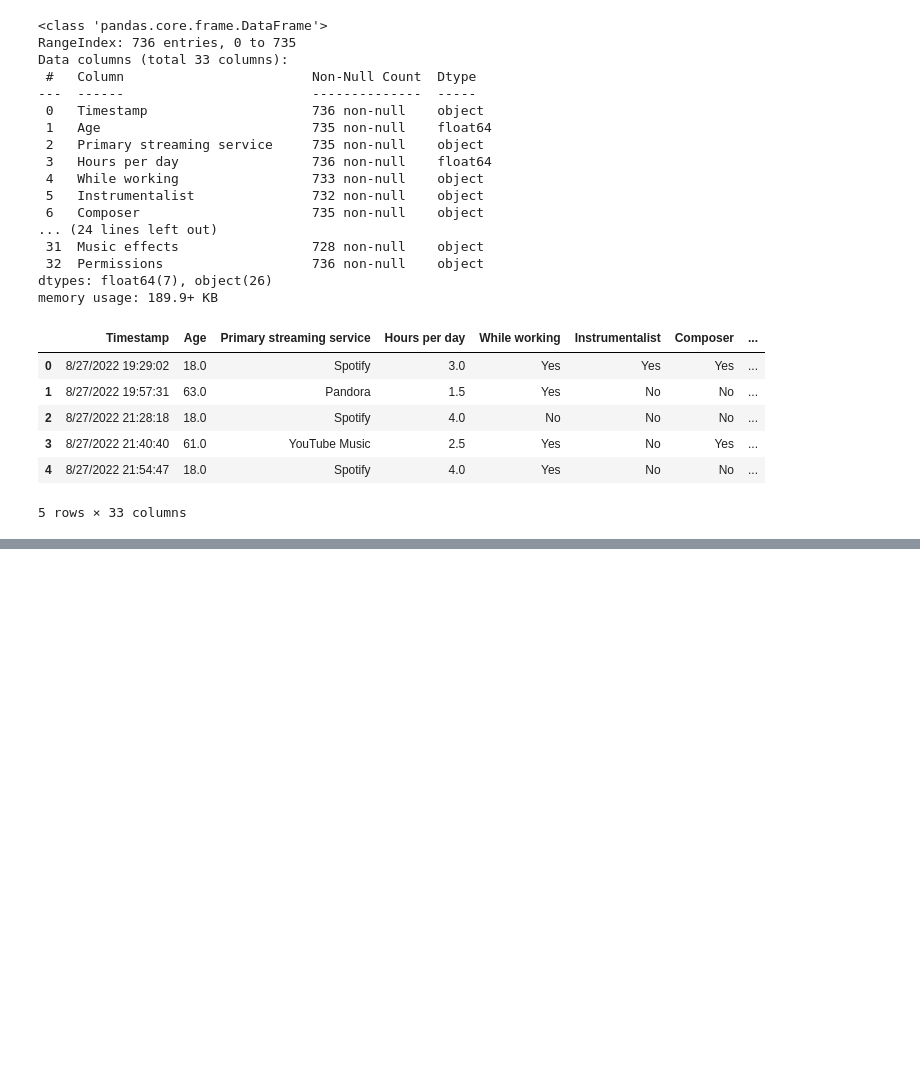
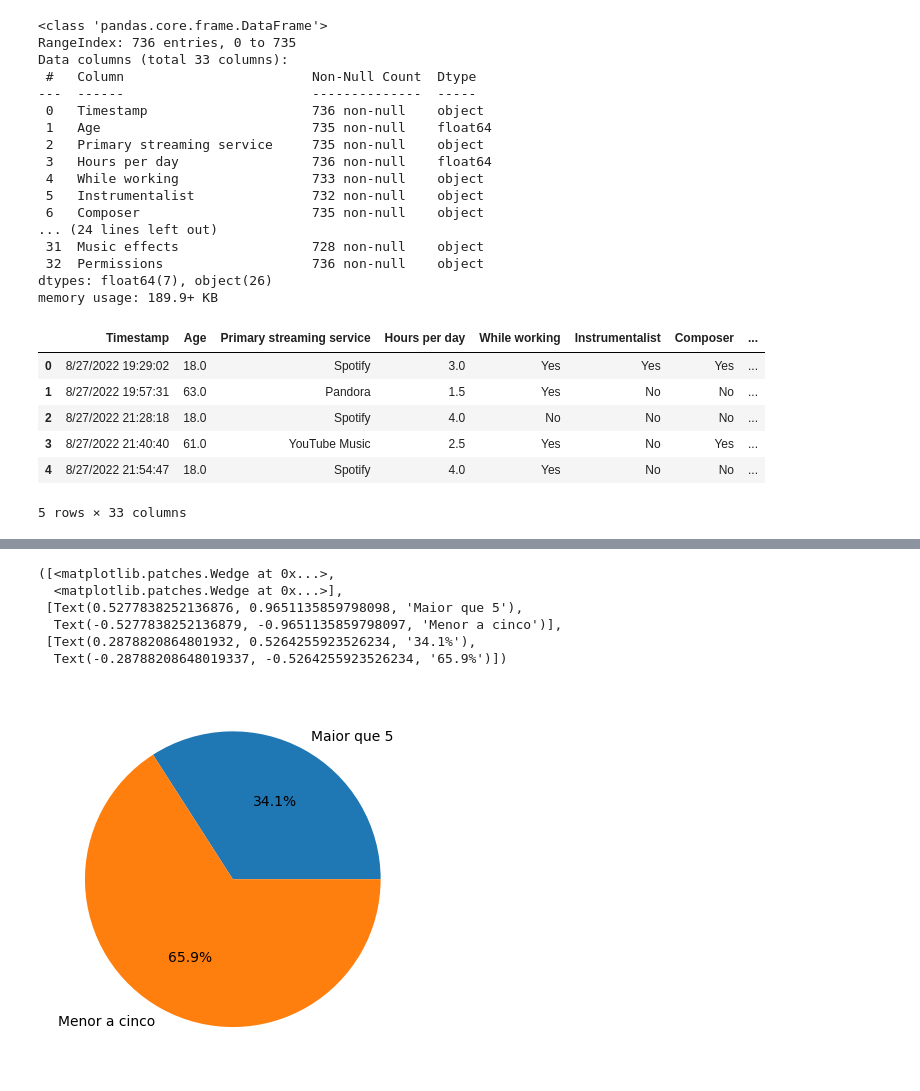
Before and after one commit to pcmoraesmenezes/Exploring-Correlations-Between-Musical-Preferences-and-Mental-Health-A-Machine-Learning-Approach, a Jupyter notebook: código/main.ipynb, the cells around one changed output, grey strips where cells are left out. Cells and saved outputs as stored; diff of their text form; code cells hidden in the pictures; blank space fills up the shorter version.

```diff
--- a/código/main.ipynb
+++ b/código/main.ipynb
@@ -37,0 +70,16 @@ DATA_FRAME.head()
+# %%
+insonia_maior_que_cinco = DATA_FRAME[DATA_FRAME['Insomnia'] > 5].shape[0]
+insonia_maior_que_cinco
+
+insonia_menor_que_cinco = DATA_FRAME[DATA_FRAME['Insomnia'] < 5].shape[0]
+insonia_menor_que_cinco
+
+plt.pie([insonia_maior_que_cinco, insonia_menor_que_cinco], labels=['Maior que 5', 'Menor a cinco'], autopct='%1.1f%%')
+# %% [output]
+([<matplotlib.patches.Wedge at 0x...>,
+  <matplotlib.patches.Wedge at 0x...>],
+ [Text(0.5277838252136876, 0.9651135859798098, 'Maior que 5'),
+  Text(-0.5277838252136879, -0.9651135859798097, 'Menor a cinco')],
+ [Text(0.2878820864801932, 0.5264255923526234, '34.1%'),
+  Text(-0.28788208648019337, -0.5264255923526234, '65.9%')])
+[figure, added]
```
Also changed, not shown: parts of 4 cells of this notebook.
